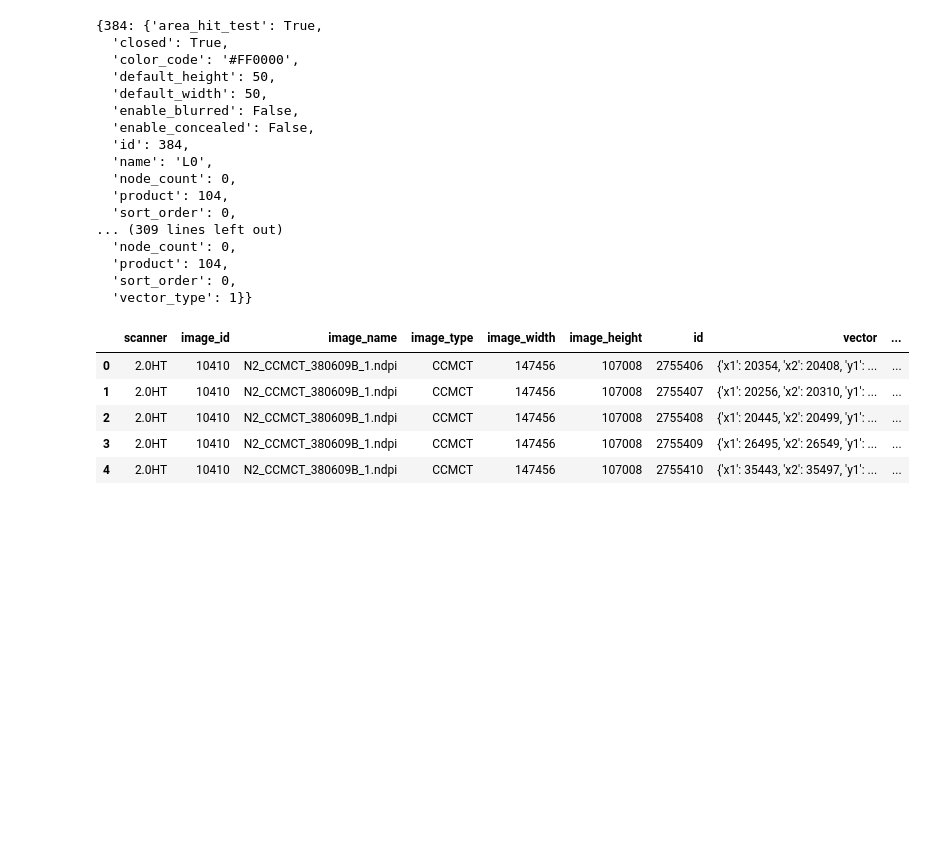
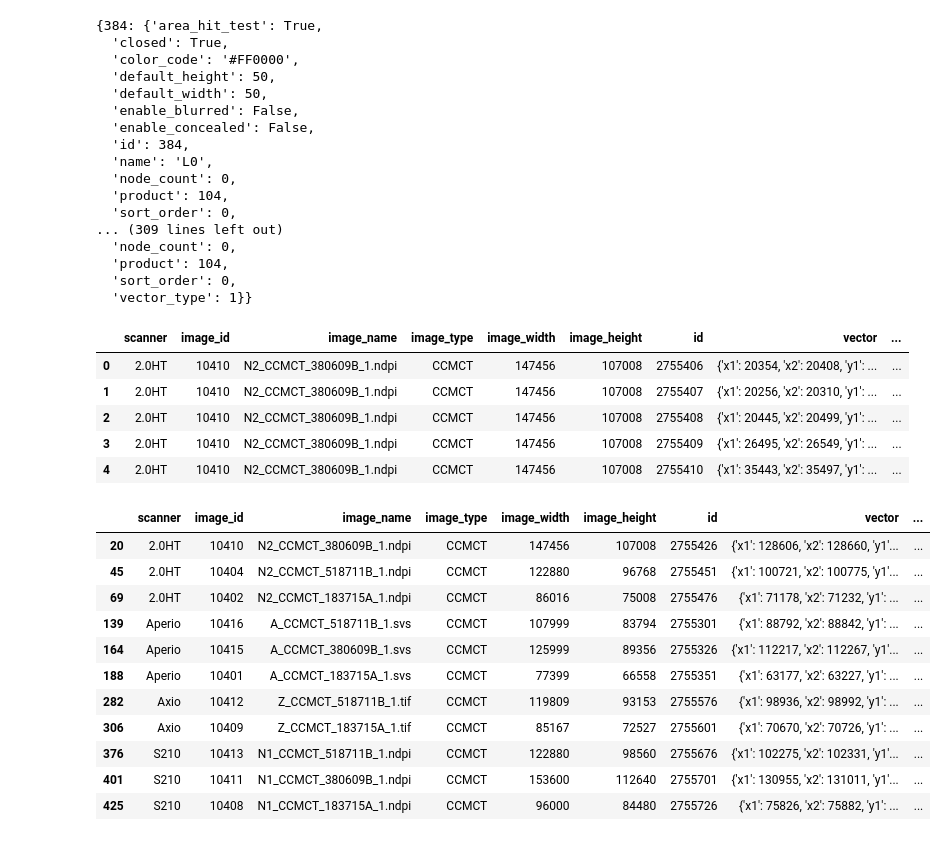
Before and after one commit to ChristianMarzahl/EIPH_WSI, a Jupyter notebook: MIDL2021/Registration/Validation/DownloadGT.ipynb, the cells around one changed output. Drawn from its saved outputs; the diff is of its cells as text; code cells hidden in the pictures; blank space fills up the shorter version.

```diff
--- a/MIDL2021/Registration/Validation/DownloadGT.ipynb
+++ b/MIDL2021/Registration/Validation/DownloadGT.ipynb
@@ -22,7 +22,7 @@ from exact_sync.v1.api_client import ApiClient
 # %%
 configuration = Configuration()
 configuration.username = 'marzahl' #'exact'
-configuration.password = '####' #'exact'
+configuration.password = '#####' #'exact'
 configuration.host = "https://exact.cs.fau.de" #"http://127.0.0.1:8000"
 
 client = ApiClient(configuration)
@@ -98,3 +98,21 @@ annotations.head()
 | 4 | 2.0HT | 10410 | N2_CCMCT_380609B_1.ndpi | CCMCT | 147456 | 107008 | 2755410 | {'x1': 35443, 'x2': 35497, 'y1': ... | ... |
 # %%
 annotations.to_csv("GT.csv", index=False)
+# %%
+df = annotations[(annotations["image_type"] == "CCMCT") &
+                    (annotations["type_name"] == "L20")]
+
+df
+# %% [output]
+|  | scanner | image_id | image_name | image_type | image_width | image_height | id | vector | ... |
+| 20 | 2.0HT | 10410 | N2_CCMCT_380609B_1.ndpi | CCMCT | 147456 | 107008 | 2755426 | {'x1': 128606, 'x2': 128660, 'y1'... | ... |
+| 45 | 2.0HT | 10404 | N2_CCMCT_518711B_1.ndpi | CCMCT | 122880 | 96768 | 2755451 | {'x1': 100721, 'x2': 100775, 'y1'... | ... |
+| 69 | 2.0HT | 10402 | N2_CCMCT_183715A_1.ndpi | CCMCT | 86016 | 75008 | 2755476 | {'x1': 71178, 'x2': 71232, 'y1': ... | ... |
+| 139 | Aperio | 10416 | A_CCMCT_518711B_1.svs | CCMCT | 107999 | 83794 | 2755301 | {'x1': 88792, 'x2': 88842, 'y1': ... | ... |
+| 164 | Aperio | 10415 | A_CCMCT_380609B_1.svs | CCMCT | 125999 | 89356 | 2755326 | {'x1': 112217, 'x2': 112267, 'y1'... | ... |
+| 188 | Aperio | 10401 | A_CCMCT_183715A_1.svs | CCMCT | 77399 | 66558 | 2755351 | {'x1': 63177, 'x2': 63227, 'y1': ... | ... |
+| 282 | Axio | 10412 | Z_CCMCT_518711B_1.tif | CCMCT | 119809 | 93153 | 2755576 | {'x1': 98936, 'x2': 98992, 'y1': ... | ... |
+| 306 | Axio | 10409 | Z_CCMCT_183715A_1.tif | CCMCT | 85167 | 72527 | 2755601 | {'x1': 70670, 'x2': 70726, 'y1': ... | ... |
+| 376 | S210 | 10413 | N1_CCMCT_518711B_1.ndpi | CCMCT | 122880 | 98560 | 2755676 | {'x1': 102275, 'x2': 102331, 'y1'... | ... |
+| 401 | S210 | 10411 | N1_CCMCT_380609B_1.ndpi | CCMCT | 153600 | 112640 | 2755701 | {'x1': 130955, 'x2': 131011, 'y1'... | ... |
+| 425 | S210 | 10408 | N1_CCMCT_183715A_1.ndpi | CCMCT | 96000 | 84480 | 2755726 | {'x1': 75826, 'x2': 75882, 'y1': ... | ... |
```
Also changed, not shown: parts of 1 cell of this notebook, 3 other files.
